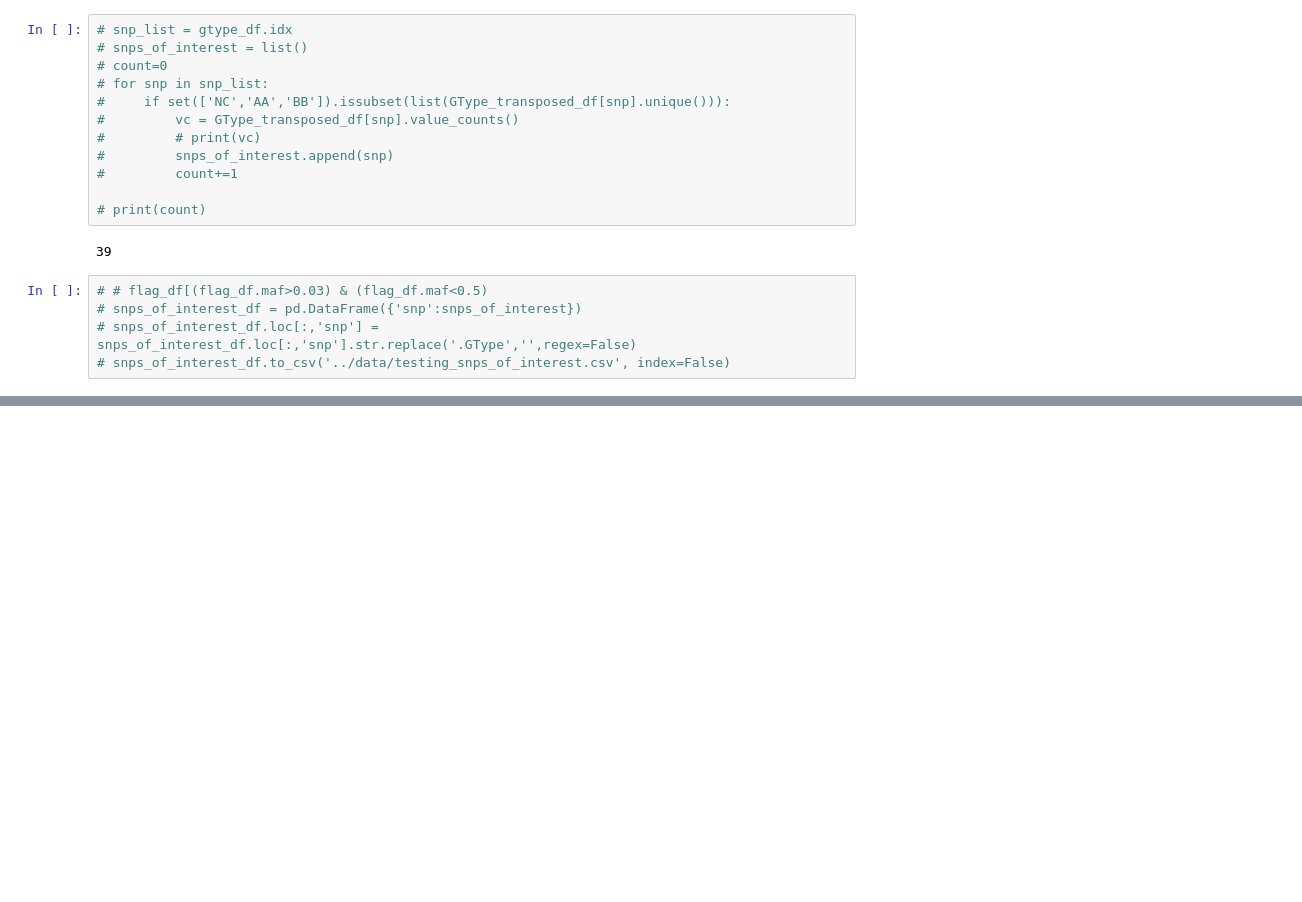
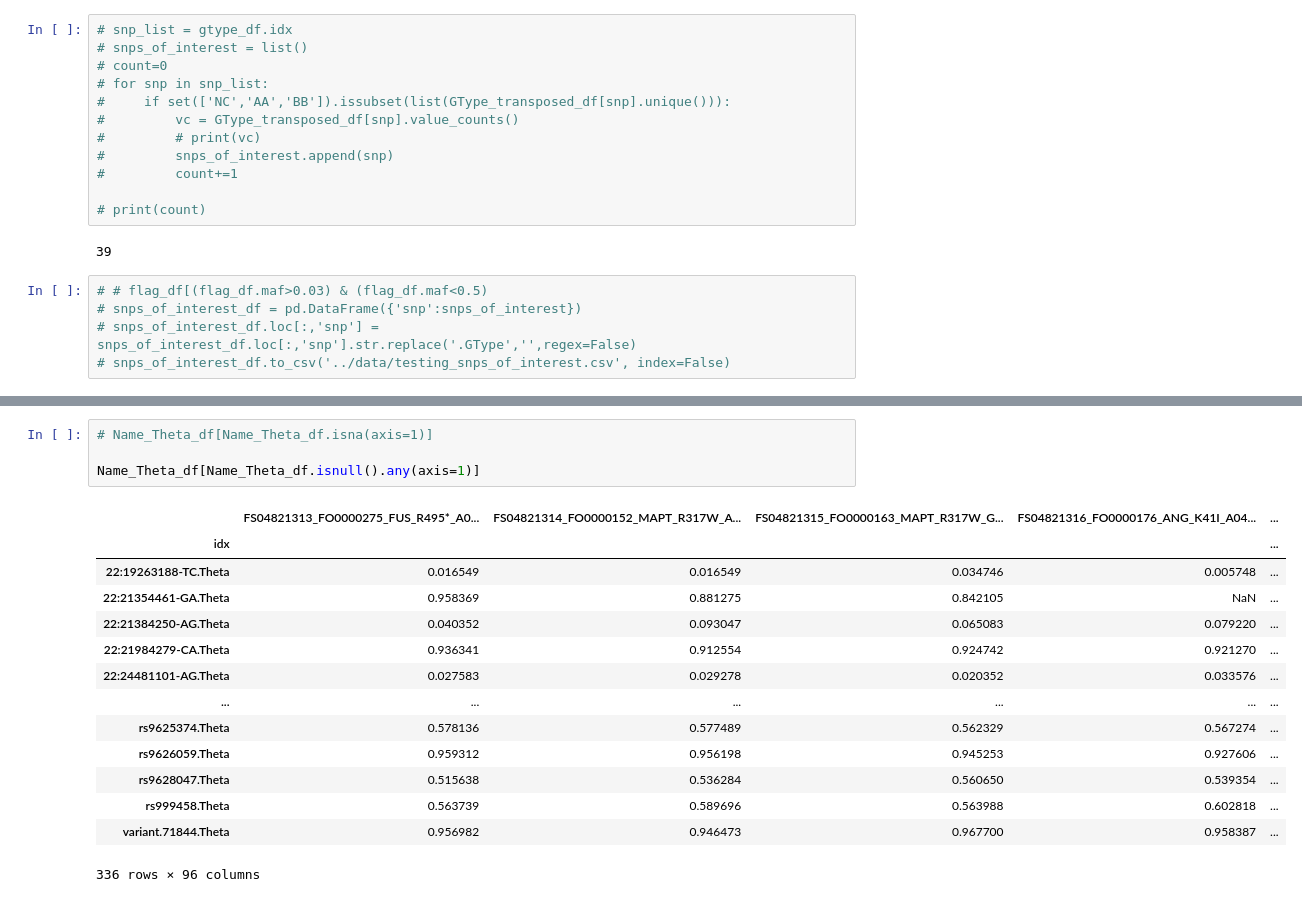
Before and after one commit to dvitale199/ClusterBuster, a Jupyter notebook: ClusterBuster_testing.ipynb, the cells around one changed output, grey strips where cells are left out. Saved outputs shown, nothing was run; the diff lists cells and outputs as text; blank space fills up the shorter version.

```diff
--- a/ClusterBuster_testing.ipynb
+++ b/ClusterBuster_testing.ipynb
@@ -413,0 +514,19 @@ y_pred
+# %%
+# Name_Theta_df[Name_Theta_df.isna(axis=1)]
+
+Name_Theta_df[Name_Theta_df.isnull().any(axis=1)]
+# %% [output]
+|  | FS04821313_FO0000275_FUS_R495*_A0... | FS04821314_FO0000152_MAPT_R317W_A... | FS04821315_FO0000163_MAPT_R317W_G... | FS04821316_FO0000176_ANG_K41I_A04... | ... |
+| idx |  |  |  |  | ... |
+| 22:19263188-TC.Theta | 0.016549 | 0.016549 | 0.034746 | 0.005748 | ... |
+| 22:21354461-GA.Theta | 0.958369 | 0.881275 | 0.842105 | NaN | ... |
+| 22:21384250-AG.Theta | 0.040352 | 0.093047 | 0.065083 | 0.079220 | ... |
+| 22:21984279-CA.Theta | 0.936341 | 0.912554 | 0.924742 | 0.921270 | ... |
+| 22:24481101-AG.Theta | 0.027583 | 0.029278 | 0.020352 | 0.033576 | ... |
+| ... | ... | ... | ... | ... | ... |
+| rs9625374.Theta | 0.578136 | 0.577489 | 0.562329 | 0.567274 | ... |
+| rs9626059.Theta | 0.959312 | 0.956198 | 0.945253 | 0.927606 | ... |
+| rs9628047.Theta | 0.515638 | 0.536284 | 0.560650 | 0.539354 | ... |
+| rs999458.Theta | 0.563739 | 0.589696 | 0.563988 | 0.602818 | ... |
+| variant.71844.Theta | 0.956982 | 0.946473 | 0.967700 | 0.958387 | ... |
+336 rows × 96 columns
```
Also changed, not shown: parts of 11 cells of this notebook, 2 other files.
